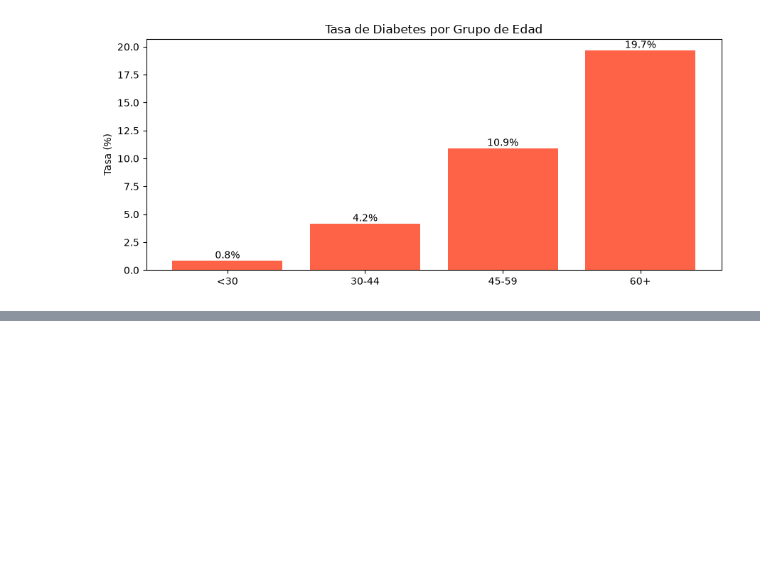
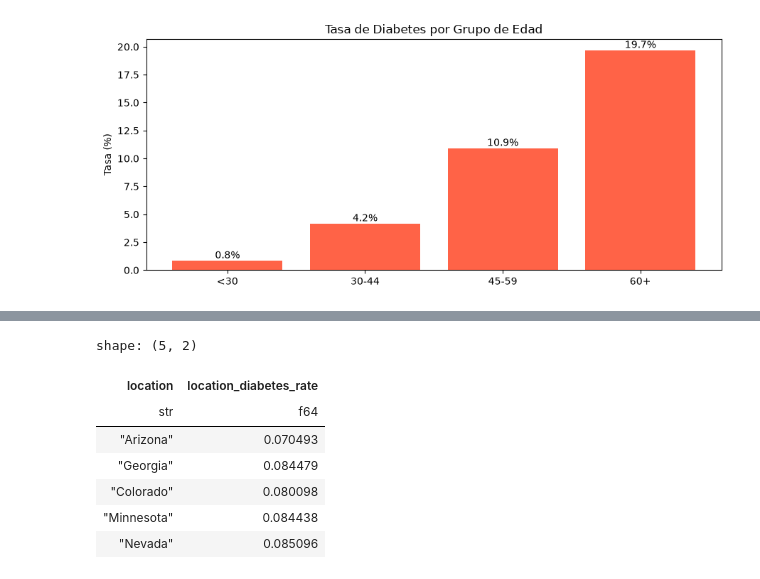
Before and after one commit to R4pt/tarea3-paralela, a Jupyter notebook: tarea3.ipynb, the cells around one changed output, grey strips where cells are left out. Drawn from its saved outputs; the diff is of its cells as text; code cells hidden in the pictures; blank space fills up the shorter version.

```diff
--- a/tarea3.ipynb
+++ b/tarea3.ipynb
@@ -291,0 +295,17 @@ plt.show()
+# %%
+# Tabla auxiliar para el join: tasa de diabetes por estado
+location_stats = (
+    df
+    .group_by('location')
+    .agg(pl.col('diabetes').mean().alias('location_diabetes_rate'))
+)
+location_stats.head(5)
+# %% [output]
+shape: (5, 2)
+| location | location_diabetes_rate |
+| str | f64 |
+| "Arizona" | 0.070493 |
+| "Georgia" | 0.084479 |
+| "Colorado" | 0.080098 |
+| "Minnesota" | 0.084438 |
+| "Nevada" | 0.085096 |
```
Also changed, not shown: parts of 4 cells of this notebook, 2 other files.
